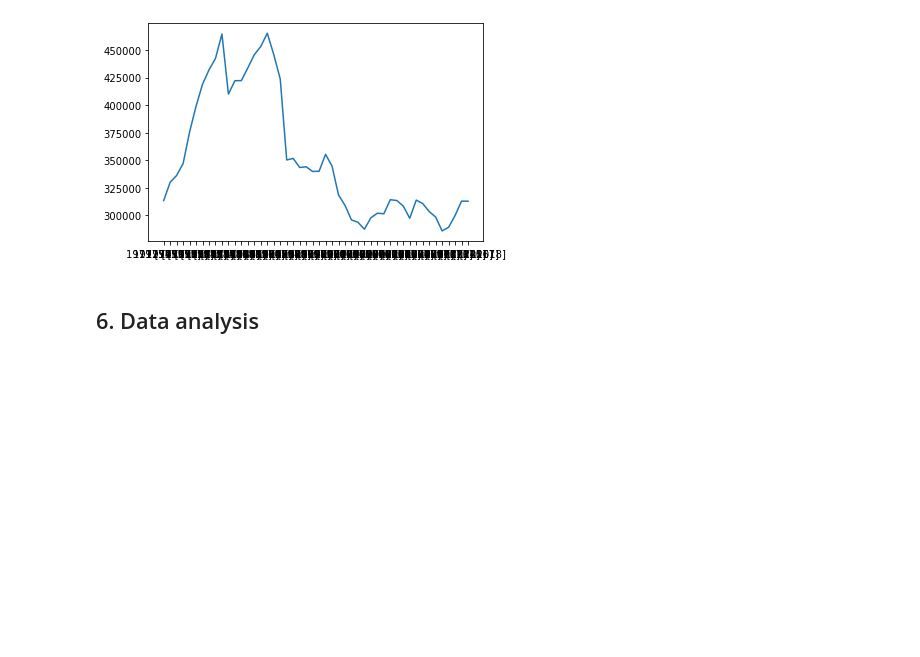
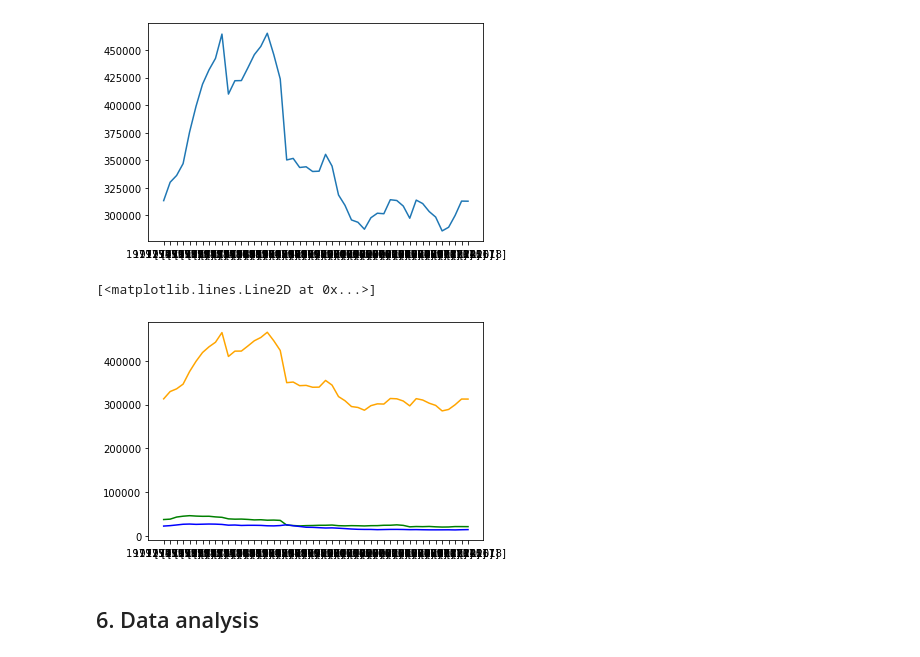
Before and after one commit to Alejandro-github-mx/statistics-projects, a Jupyter notebook: 2022-02-28-statistics-homework-FoodCC-Poland.ipynb, the cells around one changed output. Saved outputs shown, nothing was run; the diff lists cells and outputs as text; code cells hidden in the pictures; blank space fills up the shorter version.

Commit message:
Last analysis before reduce Nitrous Oxide vs Cereals, Roots and Tubers and Potatoes.

```diff
--- a/2022-02-28-statistics-homework-FoodCC-Poland.ipynb
+++ b/2022-02-28-statistics-homework-FoodCC-Poland.ipynb
@@ -477,6 +526,13 @@ plt.plot(data_carbondiox["Year"], data_carbondiox["CO2 emissions (kt)"])
 # %% [output]
 [<matplotlib.lines.Line2D at 0x...>]
 [figure]
+# %%
+plt.plot(data_nitrox["Year"], data_nitrox["Nitrous oxide emissions (thousand metric tons of CO2 equivalent)"], color="green")
+plt.plot(data_methane["Year"], data_methane["Agricultural methane emissions (thousand metric tons of CO2 equivalent)"], color= "blue")
+plt.plot(data_carbondiox["Year"], data_carbondiox["CO2 emissions (kt)"], color="orange")
+# %% [output]
+[<matplotlib.lines.Line2D at 0x...>]
+[figure, added]
 # %% [markdown]
 ## 6. Data analysis
 # %% [markdown]
```
Also changed, not shown: parts of 9 cells of this notebook, 1 other file.
